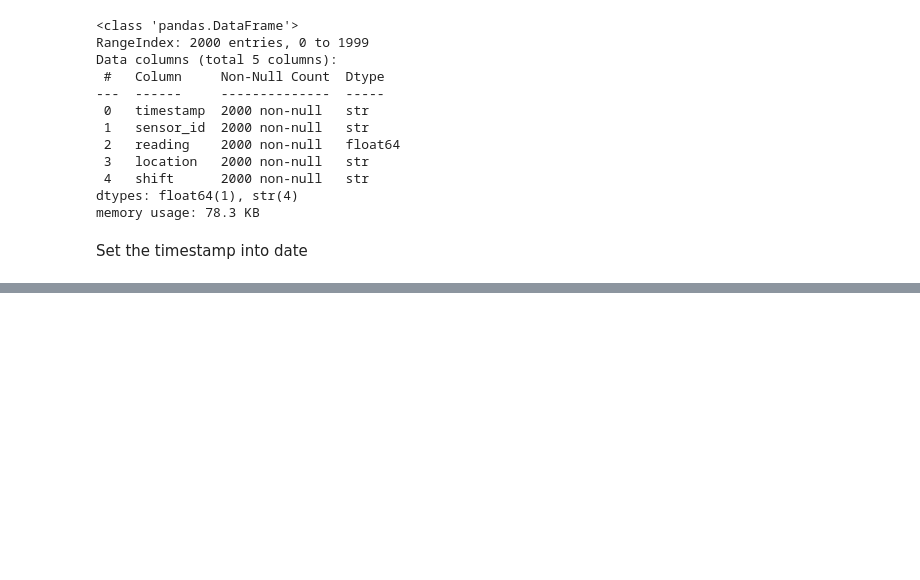
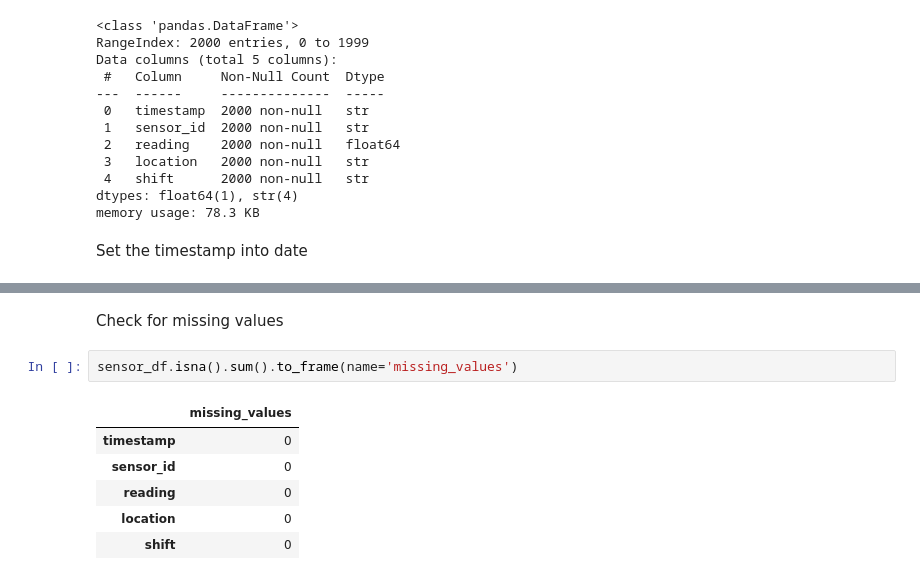
Before and after one commit to Ingrido-20/Data_Analytics_Week_2, a Jupyter notebook: Data_processing.ipynb, the cells around one changed output, grey strips where cells are left out. Cells and saved outputs as stored; diff of their text form; blank space fills up the shorter version.

```diff
--- a/Data_processing.ipynb
+++ b/Data_processing.ipynb
@@ -70,0 +129,11 @@ sensor_profile = pd.DataFrame({
+# %% [markdown]
+Check for missing values
+# %%
+sensor_df.isna().sum().to_frame(name='missing_values')
+# %% [output]
+|  | missing_values |
+| timestamp | 0 |
+| sensor_id | 0 |
+| reading | 0 |
+| location | 0 |
+| shift | 0 |
```
Also changed, not shown: parts of 15 cells of this notebook.
